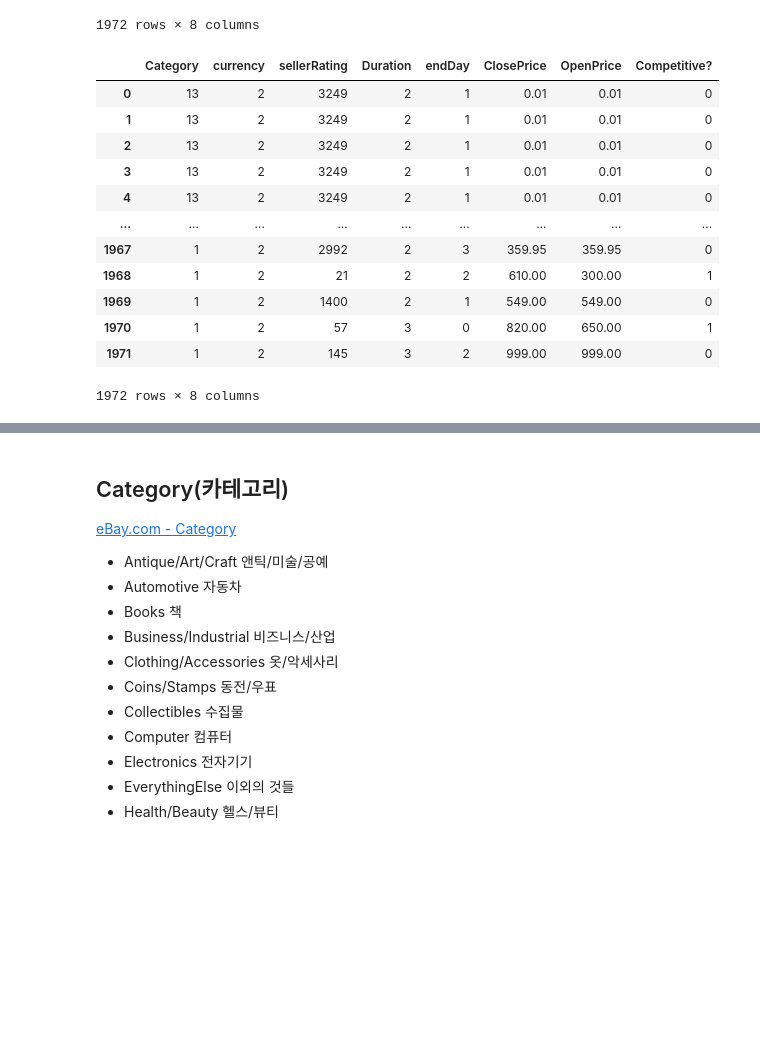
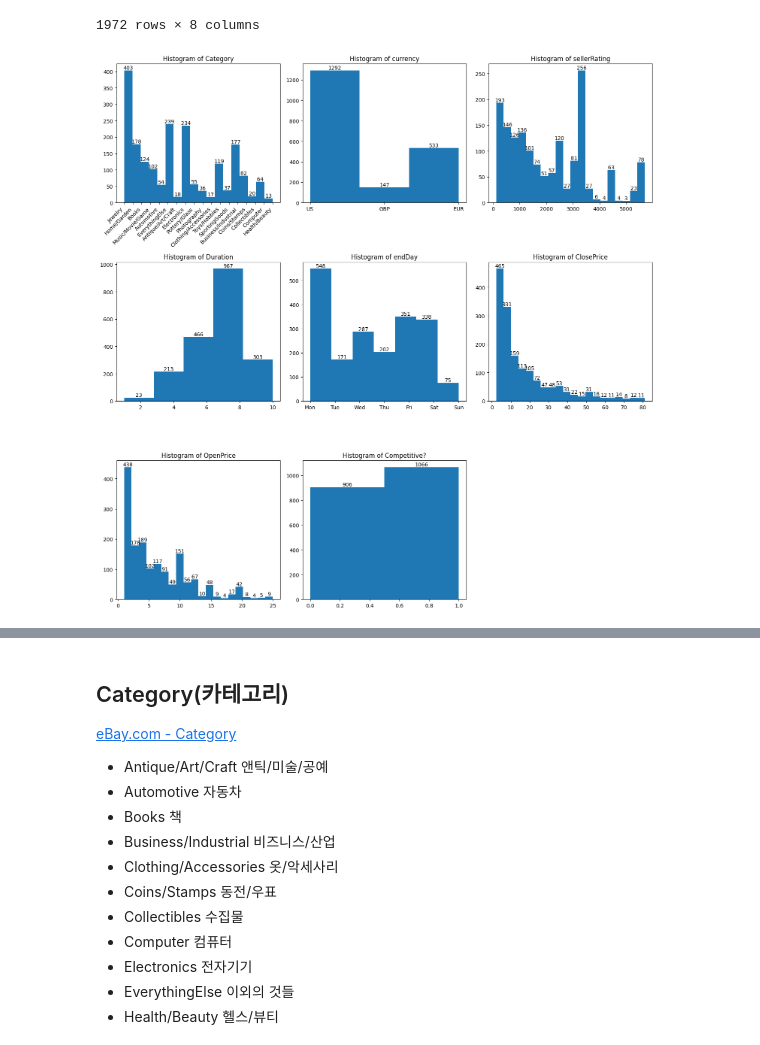
Before and after one commit to sunukkim98/DataAnalysis, a Jupyter notebook: final_project/src/code.ipynb, the cells around one changed output, grey strips where cells are left out. Saved outputs shown, nothing was run; the diff lists cells and outputs as text; code cells hidden in the pictures; blank space fills up the shorter version.

```diff
--- a/final_project/src/code.ipynb
+++ b/final_project/src/code.ipynb
@@ -30,31 +30,46 @@ eBayAuctions_df
 | 1970 | Automotive | US | 57 | 7 | Fri | 820.00 | 650.00 | 1 |
 | 1971 | Automotive | US | 145 | 7 | Sat | 999.00 | 999.00 | 0 |
 1972 rows × 8 columns
-# %%
-'''
-범주형 예측 변수들에 대해서 더비 변수 생성
-범주형 변수: Category, currency, endDay, Duration
-'''
-from sklearn.preprocessing import LabelEncoder
-
-preprocessed_df = eBayAuctions_df.copy()
-le = LabelEncoder()
-preprocessed_df['Category'] = le.fit_transform(preprocessed_df['Category'])
-preprocessed_df['currency'] = le.fit_transform(eBayAuctions_df['currency'])
-preprocessed_df['endDay'] = le.fit_transform(eBayAuctions_df['endDay'])
-preprocessed_df['Duration'] = le.fit_transform(eBayAuctions_df['Duration'])
-preprocessed_df
-# %% [output]
-|  | Category | currency | sellerRating | Duration | endDay | ClosePrice | OpenPrice | Competitive? |
-| 0 | 13 | 2 | 3249 | 2 | 1 | 0.01 | 0.01 | 0 |
-| 1 | 13 | 2 | 3249 | 2 | 1 | 0.01 | 0.01 | 0 |
-| 2 | 13 | 2 | 3249 | 2 | 1 | 0.01 | 0.01 | 0 |
-| 3 | 13 | 2 | 3249 | 2 | 1 | 0.01 | 0.01 | 0 |
-| 4 | 13 | 2 | 3249 | 2 | 1 | 0.01 | 0.01 | 0 |
-| ... | ... | ... | ... | ... | ... | ... | ... | ... |
-| 1967 | 1 | 2 | 2992 | 2 | 3 | 359.95 | 359.95 | 0 |
-| 1968 | 1 | 2 | 21 | 2 | 2 | 610.00 | 300.00 | 1 |
-| 1969 | 1 | 2 | 1400 | 2 | 1 | 549.00 | 549.00 | 0 |
-| 1970 | 1 | 2 | 57 | 3 | 0 | 820.00 | 650.00 | 1 |
-| 1971 | 1 | 2 | 145 | 3 | 2 | 999.00 | 999.00 | 0 |
-1972 rows × 8 columns
+# %%
+import matplotlib.pyplot as plt
+from matplotlib.gridspec import GridSpec
+import dmba
+import numpy as np
+
+num_col = 3
+num_row = 3
+fig = plt.figure(figsize=(15, 15))
+gs = GridSpec(num_col, num_row, figure=fig)
+
+for idx, col in enumerate(eBayAuctions_df.columns):
+
+    ax = fig.add_subplot(gs[idx//num_col, idx%num_row])
+    ax.set_title(f"Histogram of {col}")
+
+    if col in ['sellerRating', 'ClosePrice', 'OpenPrice']:  # 분포가 큰 columns
+        bins = 20
+        q1 = eBayAuctions_df[col].quantile(0.1) # 하위 10% 값
+        q3 = eBayAuctions_df[col].quantile(0.9) # 상위 90% 값
+        extracted_df = eBayAuctions_df[(eBayAuctions_df[col] >= q1) & (eBayAuctions_df[col] <= q3)] # 10~90%만 추출
+
+    else:  # 분포가 작은 columns
+        bins = len(set(eBayAuctions_df[col]))
+        extracted_df = eBayAuctions_df
+
+    counts, bins, patches = ax.hist(extracted_df[col].dropna(), bins=bins)
+
+    # x축 라벨 형식 변경
+    if col in ['Category']:
+        ax.set_xticklabels(set(extracted_df[col]), rotation=45, ha='right')
+
+    elif col in ['endDay']:
+        ax.set_xticklabels(['Mon', 'Tue', 'Wed', 'Thu', 'Fri', 'Sat', 'Sun'])
+
+    for count, patch in zip(counts, patches):   # 각 bin의 count 수 표시
+        x = patch.get_x() + patch.get_width() / 2
+        y = count
+        ax.text(x, y, f"{int(count)}", ha='center', va='bottom', fontsize=10, color='black')
+
+fig.tight_layout()
+# %% [output]
+[figure, added]
```
Also changed, not shown: parts of 25 cells of this notebook.
